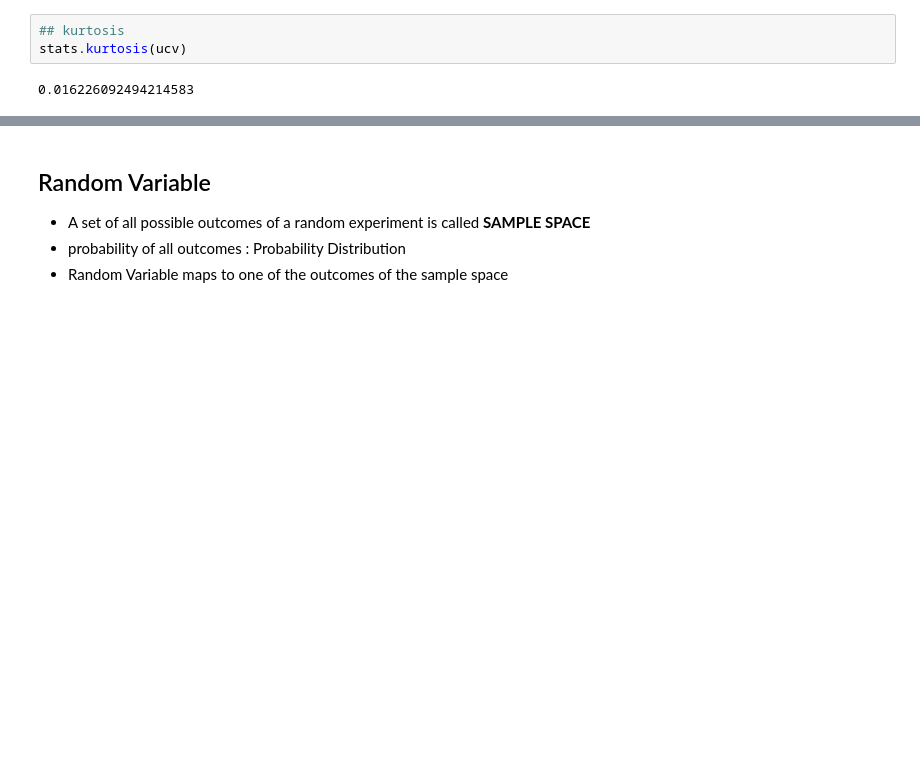
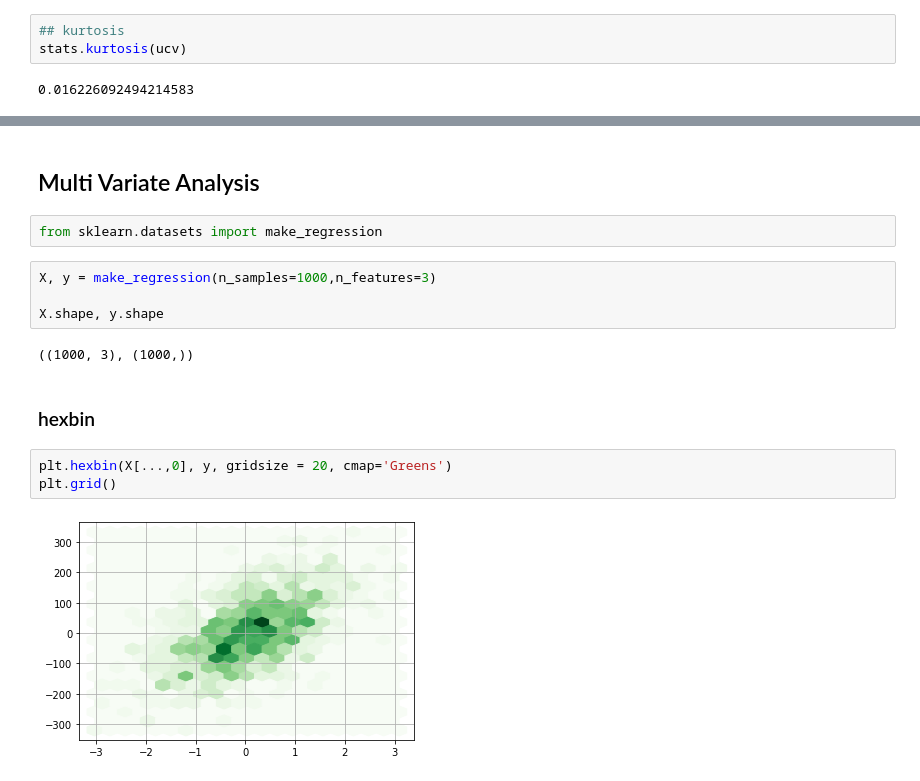
Before and after one commit to NishantBaheti/MachineLearningExploration, a Jupyter notebook: PracticalStatistics/Statistics.ipynb, the cells around one changed output, grey strips where cells are left out. Drawn from its saved outputs; the diff is of its cells as text; blank space fills up the shorter version.

```diff
--- a/PracticalStatistics/Statistics.ipynb
+++ b/PracticalStatistics/Statistics.ipynb
@@ -381,6 +359,17 @@ np.random.rand()
-# %% [markdown]
-## Random Variable
-
-- A set of all possible outcomes of a random experiment is called <b>SAMPLE SPACE</b>
-- probability of all outcomes : Probability Distribution
-- Random Variable maps to one of the outcomes of the sample space
+# %% [markdown]
+## Multi Variate Analysis
+# %%
+from sklearn.datasets import make_regression
+# %%
+X, y = make_regression(n_samples=1000,n_features=3)
+
+X.shape, y.shape
+# %% [output]
+((1000, 3), (1000,))
+# %% [markdown]
+### hexbin
+# %%
+plt.hexbin(X[...,0], y, gridsize = 20, cmap='Greens')
+plt.grid()
+# %% [output]
+[figure, added]
```
Also changed, not shown: parts of 30 cells of this notebook, 2 other files.
